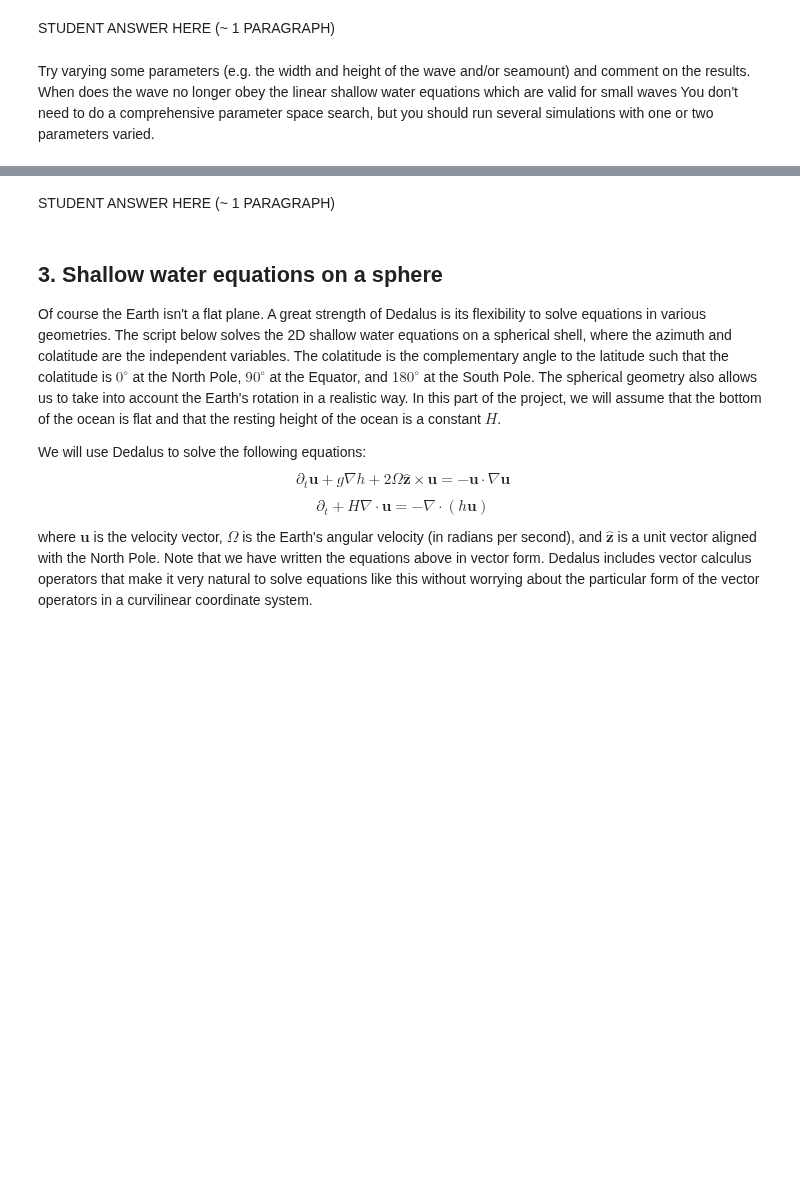
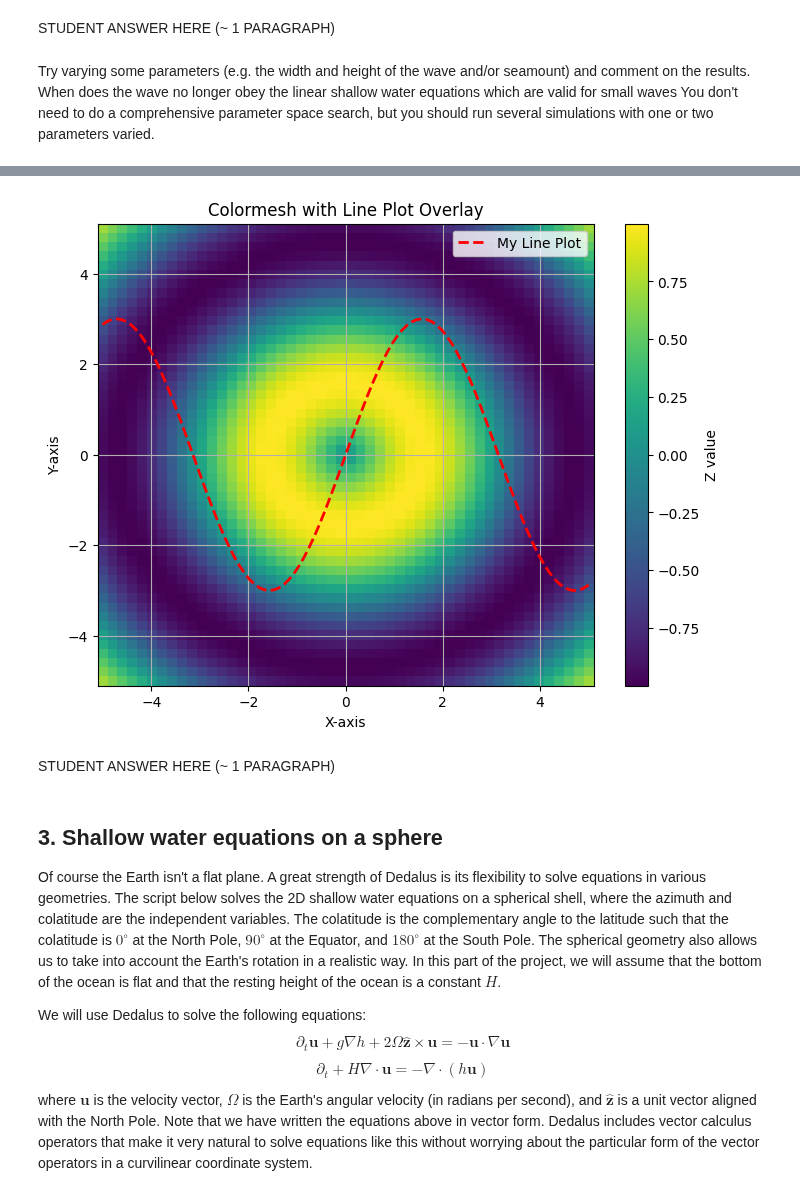
Before and after one commit to meganlouiseedwards/QCES, a Jupyter notebook: Project3_tsunami.ipynb, the cells around one changed output, grey strips where cells are left out. Saved outputs shown, nothing was run; the diff lists cells and outputs as text; code cells hidden in the pictures; blank space fills up the shorter version.

Commit message:
first plot made on 2.3

```diff
--- a/Project3_tsunami.ipynb
+++ b/Project3_tsunami.ipynb
@@ -475,3 +691,37 @@ Try varying some parameters (e.g. the width and height of the wave and/or seamou
+# %%
+import matplotlib.pyplot as plt
+import numpy as np
+
+# Assuming X, Y, and h_save (for a specific time step) are available from the previous 2D simulation
+# For demonstration, let's create some dummy data if they aren't readily available or if you want to test independently:
+
+# Dummy data for pcolormesh (replace with your actual X, Y, h_save[n,:,:] if running after the animation)
+# Example: Create a 2D grid and some Z data
+N = 50
+X_dummy, Y_dummy = np.meshgrid(np.linspace(-5, 5, N), np.linspace(-5, 5, N))
+Z_dummy = np.sin(np.sqrt(X_dummy**2 + Y_dummy**2))
+
+# Dummy data for the line plot
+line_x = np.linspace(-5, 5, 100)
+line_y = np.sin(line_x) * 3 # Some arbitrary function
+
+plt.figure(figsize=(8, 6))
+
+# Plot the pcolormesh
+plt.pcolormesh(X_dummy, Y_dummy, Z_dummy, shading='auto', cmap='viridis')
+plt.colorbar(label='Z value')
+
+# Plot the line on top
+plt.plot(line_x, line_y, color='red', linewidth=2, linestyle='--', label='My Line Plot')
+
+plt.title('Colormesh with Line Plot Overlay')
+plt.xlabel('X-axis')
+plt.ylabel('Y-axis')
+plt.legend()
+plt.grid(True)
+plt.show()
+# %% [output]
+[figure, added]
 # %% [markdown]
 STUDENT ANSWER HERE (~ 1 PARAGRAPH)
 # %% [markdown]
```
Also changed, not shown: parts of 5 cells of this notebook.
